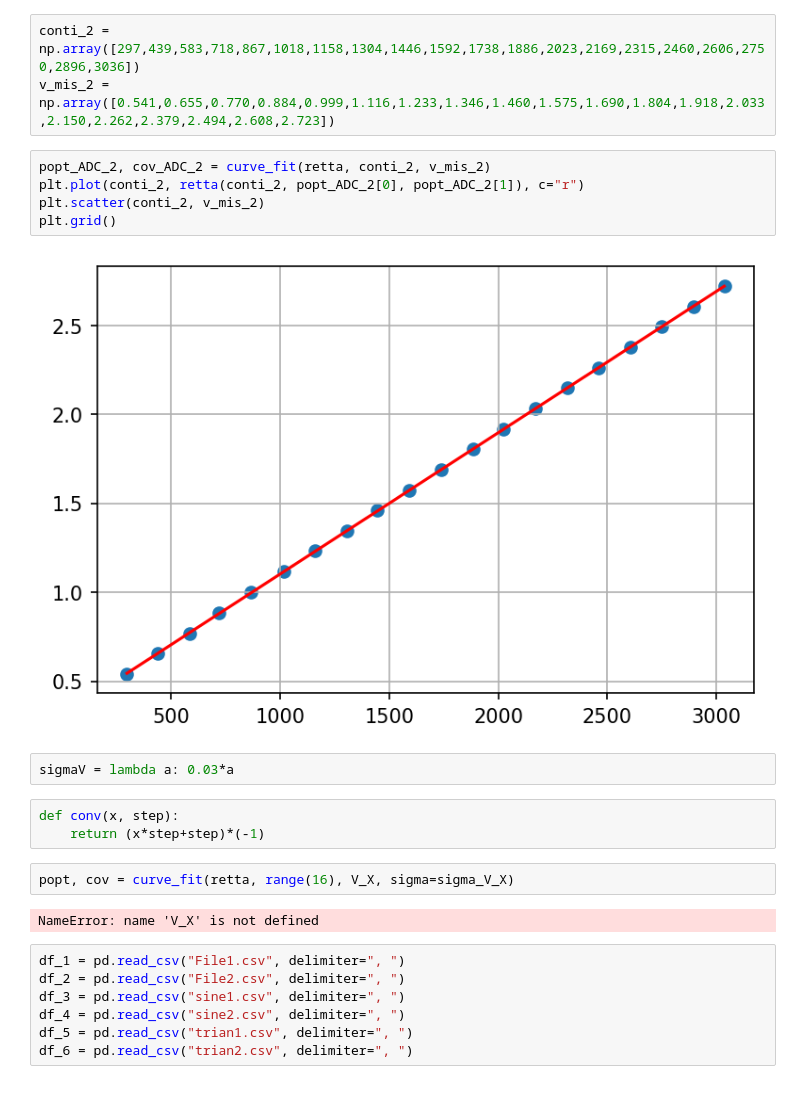
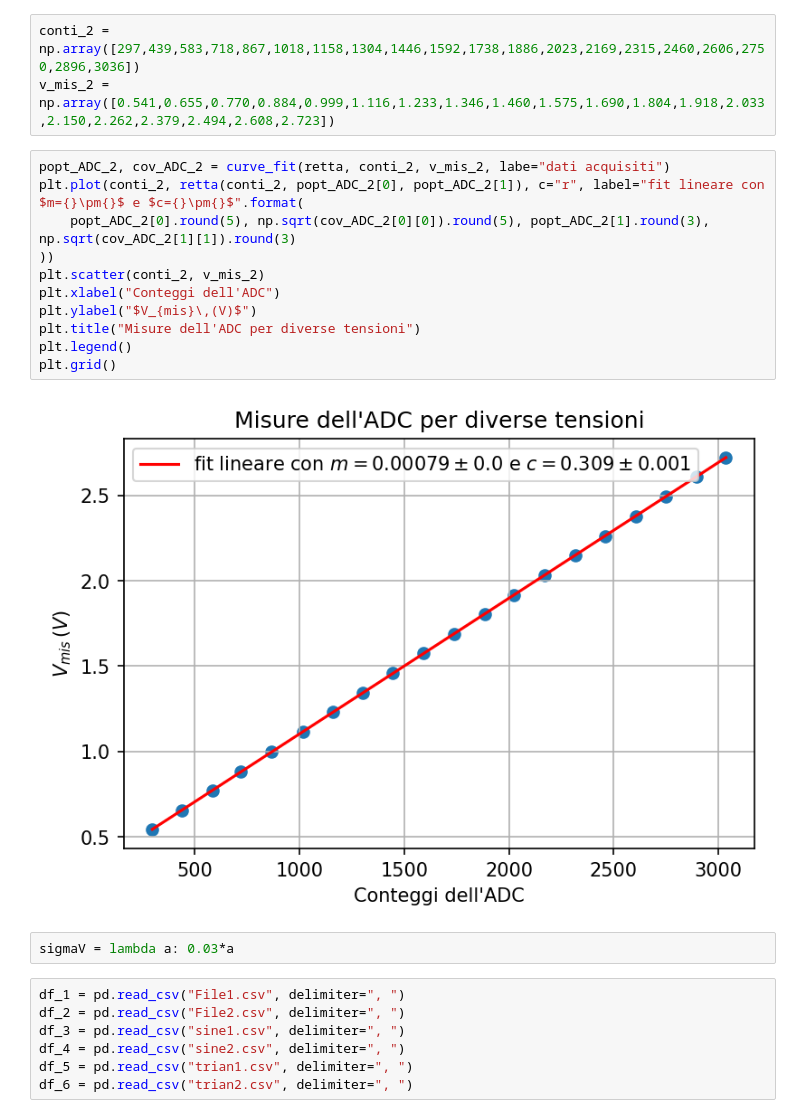
Before and after one commit to 1892051/LabSS, a Jupyter notebook: LabSS/esperienza_8/book.ipynb, the cells around one changed output. Saved outputs shown, nothing was run; the diff lists cells and outputs as text.

```diff
--- a/LabSS/esperienza_8/book.ipynb
+++ b/LabSS/esperienza_8/book.ipynb
@@ -32,21 +39,20 @@ plt.grid()
 conti_2 = np.array([297,439,583,718,867,1018,1158,1304,1446,1592,1738,1886,2023,2169,2315,2460,2606,2750,2896,3036])
 v_mis_2 = np.array([0.541,0.655,0.770,0.884,0.999,1.116,1.233,1.346,1.460,1.575,1.690,1.804,1.918,2.033,2.150,2.262,2.379,2.494,2.608,2.723])
 # %%
-popt_ADC_2, cov_ADC_2 = curve_fit(retta, conti_2, v_mis_2)
-plt.plot(conti_2, retta(conti_2, popt_ADC_2[0], popt_ADC_2[1]), c="r")
+popt_ADC_2, cov_ADC_2 = curve_fit(retta, conti_2, v_mis_2, labe="dati acquisiti")
+plt.plot(conti_2, retta(conti_2, popt_ADC_2[0], popt_ADC_2[1]), c="r", label="fit lineare con $m={}\pm{}$ e $c={}\pm{}$".format(
+    popt_ADC_2[0].round(5), np.sqrt(cov_ADC_2[0][0]).round(5), popt_ADC_2[1].round(3), np.sqrt(cov_ADC_2[1][1]).round(3)
+))
 plt.scatter(conti_2, v_mis_2)
+plt.xlabel("Conteggi dell'ADC")
+plt.ylabel("$V_{mis}\,(V)$")
+plt.title("Misure dell'ADC per diverse tensioni")
+plt.legend()
 plt.grid()
 # %% [output]
-[figure, old version]
+[figure, new version]
 # %%
 sigmaV = lambda a: 0.03*a
-# %%
-def conv(x, step):
-    return (x*step+step)*(-1)
-# %%
-popt, cov = curve_fit(retta, range(16), V_X, sigma=sigma_V_X)
-# %% [output]
-NameError: name 'V_X' is not defined
 # %%
 df_1 = pd.read_csv("File1.csv", delimiter=", ")
 df_2 = pd.read_csv("File2.csv", delimiter=", ")
```
Also changed, not shown: parts of 7 cells of this notebook.
